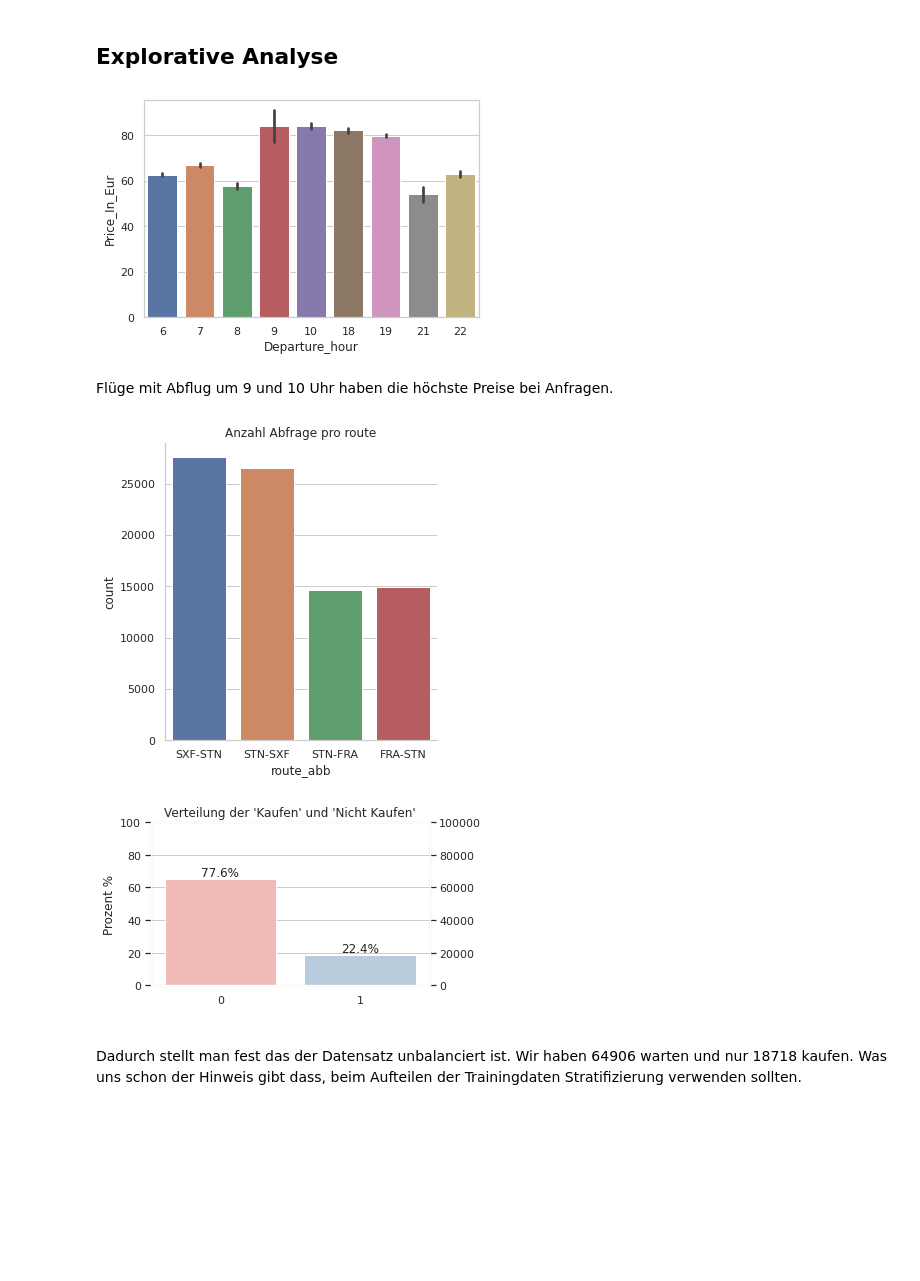
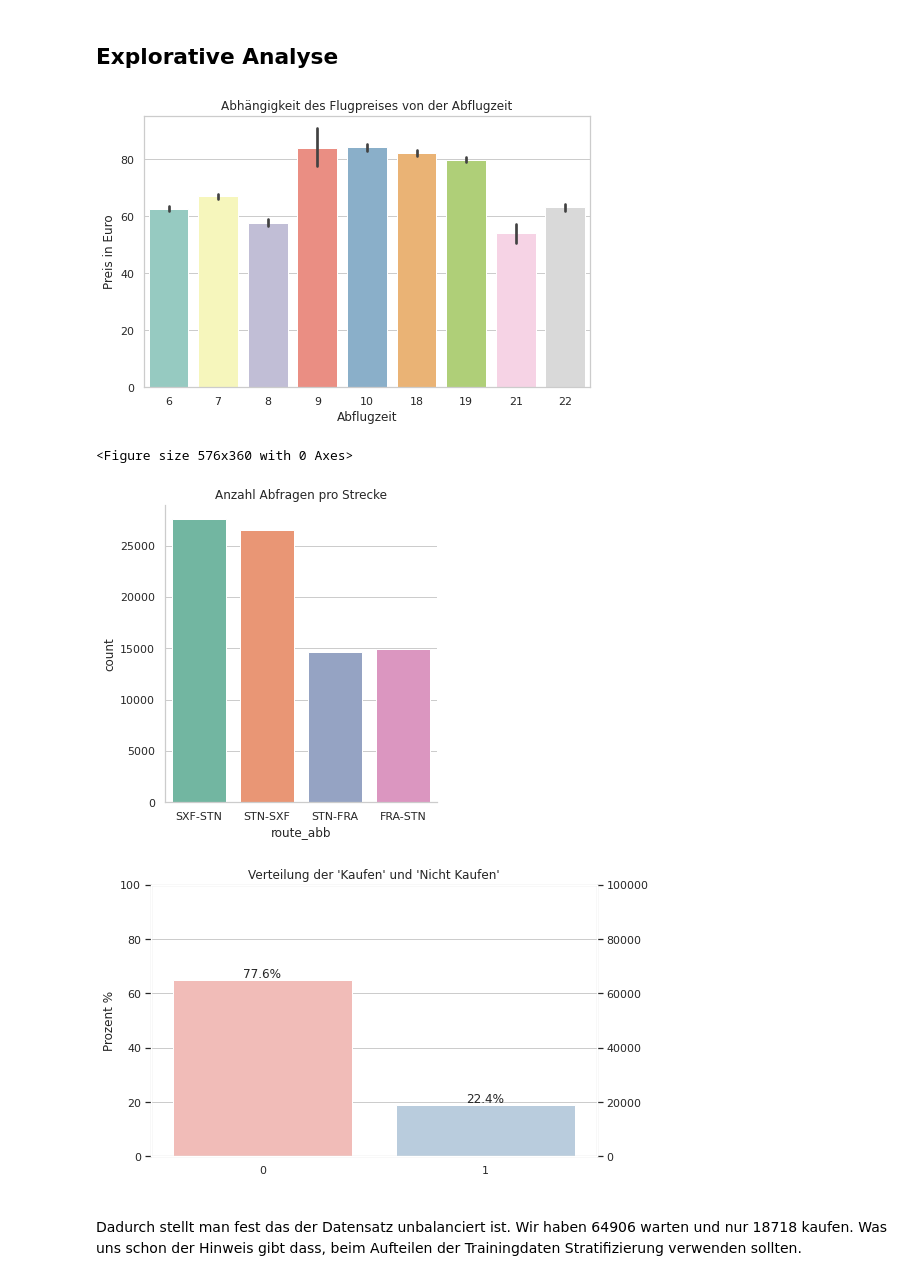
Before and after one commit to hahaha996/Data_Mining_Projekt, a Jupyter notebook: Projekt_DM.ipynb, the cells around one changed output. Drawn from its saved outputs; the diff is of its cells as text; code cells hidden in the pictures; blank space fills up the shorter version.

```diff
--- a/Projekt_DM.ipynb
+++ b/Projekt_DM.ipynb
@@ -286,20 +286,24 @@ Die Korrelation zeigt, dass die beiden Merkmale 'Price_in_Eur' und 'min_future_p
 # %% [markdown]
 ## Explorative Analyse
 # %%
-# hängt der Preis eines Fluges mit der Abflugzeit zusammen?
-sns.barplot(data=flug_df, x='Departure_hour',y='Price_In_Eur')
+# Abhängigkeit des Flugpreises von der Abflugzeit
+plt.figure(figsize=(8,5))
+sns.barplot(data=flug_df, x='Departure_hour',y='Price_In_Eur', palette='Set3')
+plt.title('Abhängigkeit des Flugpreises von der Abflugzeit')
+plt.xlabel('Abflugzeit')
+plt.ylabel('Preis in Euro')
 plt.show()
 # %% [output]
-[figure, old version]
+[figure, new version]
-# %% [markdown]
- Flüge mit Abflug um 9 und 10 Uhr haben die höchste Preise bei Anfragen.
 # %%
-#welche Strecken werden am meisten abgefragt?
-sns.catplot(x='route_abb', data=flug_df,kind='count')
-plt.title('Anzahl Abfrage pro route')
+# Welche Strecken werden am meisten abgefragt?
+plt.figure(figsize=(8,5))
+sns.catplot(x='route_abb', data=flug_df, kind='count', palette='Set2')
+plt.title('Anzahl Abfragen pro Strecke')
 plt.show()
 # %% [output]
+<Figure size 576x360 with 0 Axes>
-[figure, old version]
+[figure, new version]
 # %%
 def default():
     ncount = len(flug_df)
@@ -309,35 +313,35 @@ def default():
     ax2.yaxis.tick_left()
     ax.yaxis.tick_right()
 
     ax.yaxis.set_label_position('right')
     ax2.yaxis.set_label_position('left')
 
     ax2.set_ylabel('Prozent %')
     plt.title("Verteilung der 'Kaufen' und 'Nicht Kaufen'")
 
     for i in ax.patches:
         x=i.get_bbox().get_points()[:,0]
         y=i.get_bbox().get_points()[1,1]
         ax.annotate('{:.1f}%'.format(100.*y/ncount), (x.mean(), y),
                 ha='center', va='bottom')
 
     ax2.set_ylim(0,100)
     ax2.grid(None)
 
 ax = sns.countplot(x=flug_df.buy, palette="Pastel1")
 sns.set(font_scale=1.)
 ax.set_ylim(top=100000)
 ax.set_xlabel(' ')
 ax.set_ylabel(' ')
 fig = plt.gcf()
-fig.set_size_inches(5,3)
+fig.set_size_inches(8,5)
 ax.set_ylim(top=100000)
 
 default()
 
 plt.show()
 # %% [output]
-[figure, old version]
+[figure, new version]
 # %% [markdown]
 Dadurch stellt man fest das der Datensatz unbalanciert ist. Wir haben  64906 warten und nur 18718 kaufen. Was uns schon der Hinweis gibt dass, beim Aufteilen der Trainingdaten Stratifizierung verwenden sollten.
 # %%
```
Also changed, not shown: parts of 77 cells of this notebook.
